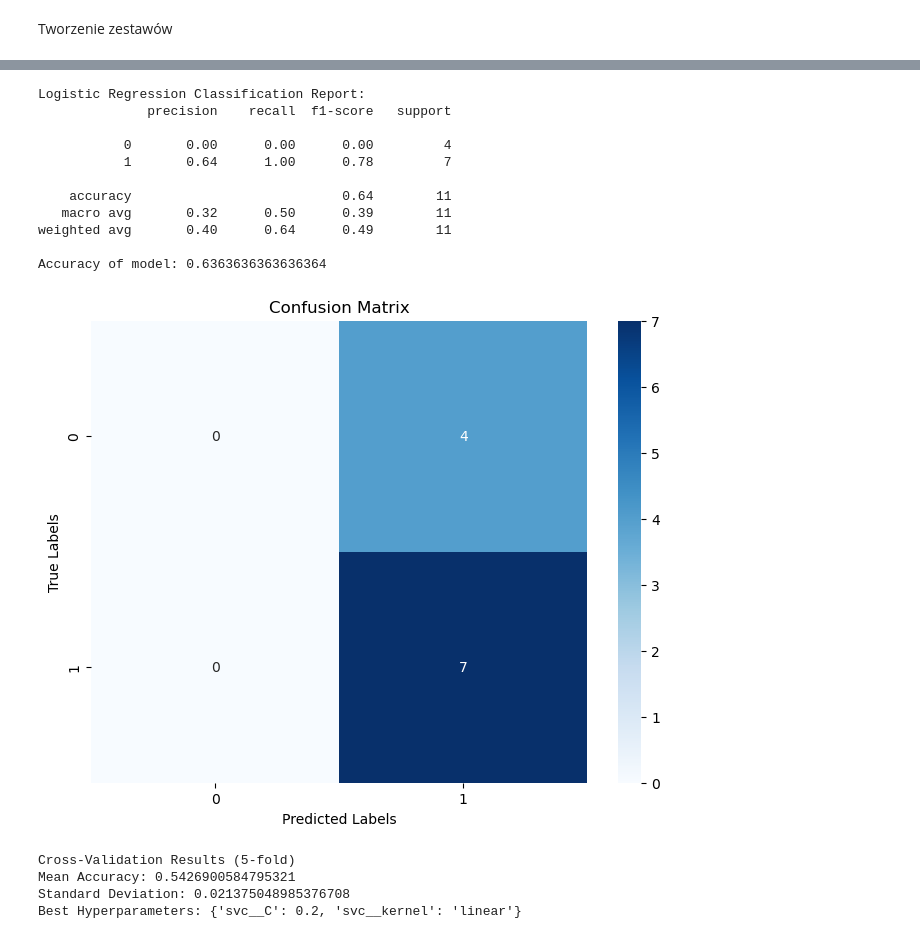
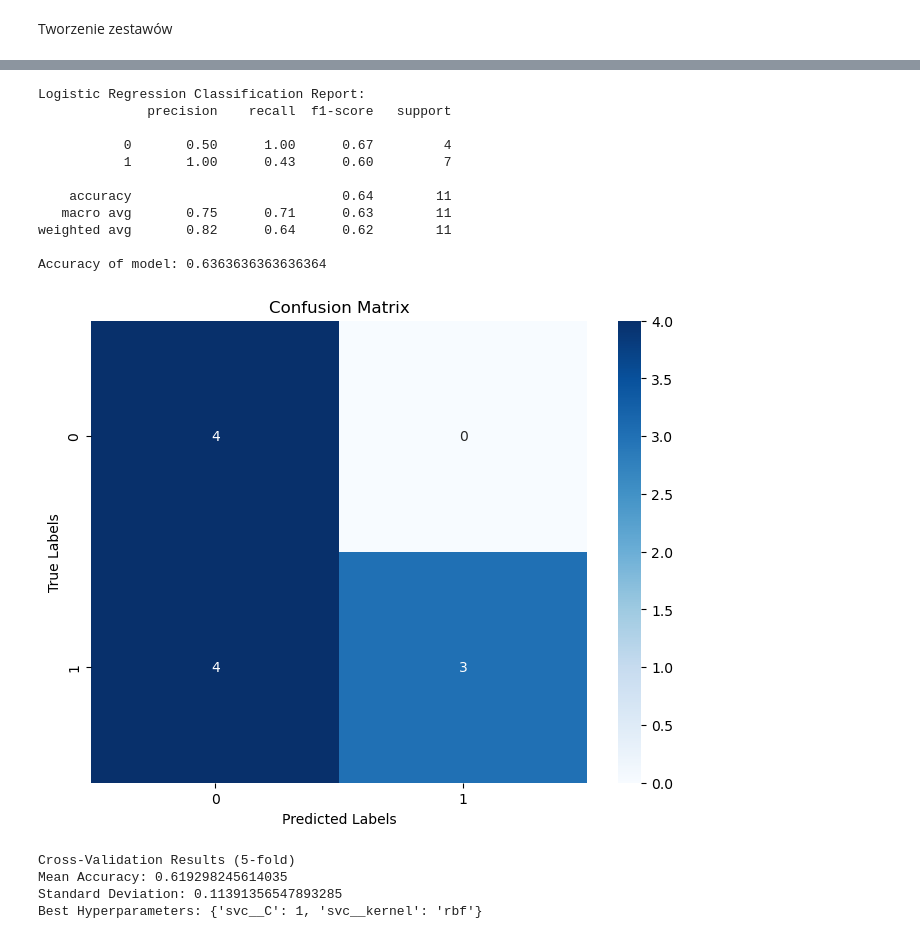
Before and after one commit to pansplawik/eegParkinsonCognitiveDisorders, a Jupyter notebook: thirdVersion.ipynb, the cells around one changed output, grey strips where cells are left out. Cells and saved outputs as stored; diff of their text form; code cells hidden in the pictures.

```diff
--- a/thirdVersion.ipynb
+++ b/thirdVersion.ipynb
@@ -85,7 +85,7 @@ def psds(epochs_array, labels):
     for epochs, label in zip(epochs_array, labels):
         if epochs is not None and len(epochs) > 0:
             epochs_data = epochs.get_data()
-            epo_spectrum = mne.time_frequency.psd_array_multitaper(epochs_data, 512, fmin=0, fmax=40, bandwidth=4, adaptive=True, normalization='full', output='power', n_jobs=-1, max_iter=100, verbose=False)
+            epo_spectrum = mne.time_frequency.psd_array_welch(epochs_data, 512, fmin=6, fmax=8, n_jobs=-1, verbose=False)
             psds_epoch, freqs = epo_spectrum
             combined_psds = []
             for p in psds_epoch:
@@ -333,7 +327,7 @@ grid_search.fit(list(X_train), y_train)
 best_clf = grid_search.best_estimator_
 
 # Predict labels for test data
-y_pred = best_clf.predict(X_test.reshape(-1, 1))
+y_pred = best_clf.predict(list(X_test))
 
 # Classification report
 report = classification_report(y_test, y_pred, target_names=['0', '1'])
@@ -345,43 +339,43 @@ print("Accuracy of model: {}".format(acc))
 confusion_mat = confusion_matrix(y_test, y_pred)
 # Stwórz obrazek macierzy pomyłek
 plt.figure(figsize=(8, 6))
 sns.heatmap(confusion_mat, annot=True, fmt='d', cmap='Blues')
 plt.xlabel('Predicted Labels')
 plt.ylabel('True Labels')
 plt.title('Confusion Matrix')
 plt.show()
 # Cross-validation with k-fold
 k = 5  # Number of folds
-scores = cross_val_score(best_clf, X_train.reshape(-1, 1), y_train, cv=k, scoring='accuracy')
+scores = cross_val_score(best_clf,list(X_train), y_train, cv=k, scoring='accuracy')
 
 # Compute mean and standard deviation of accuracy
 mean_accuracy = scores.mean()
 std_accuracy = scores.std()
 
 print('Cross-Validation Results ({}-fold)'.format(k))
 print('Mean Accuracy:', mean_accuracy)
 print('Standard Deviation:', std_accuracy)
 
 # Best hyperparameters from grid search
 best_params = grid_search.best_params_
 print('Best Hyperparameters:', best_params)
 # %% [output]
 Logistic Regression Classification Report:
               precision    recall  f1-score   support
 
-           0       0.00      0.00      0.00         4
-           1       0.64      1.00      0.78         7
+           0       0.50      1.00      0.67         4
+           1       1.00      0.43      0.60         7
 
     accuracy                           0.64        11
-   macro avg       0.32      0.50      0.39        11
-weighted avg       0.40      0.64      0.49        11
+   macro avg       0.75      0.71      0.63        11
+weighted avg       0.82      0.64      0.62        11
 
 Accuracy of model: 0.6363636363636364
-[figure, old version]
+[figure, new version]
 Cross-Validation Results (5-fold)
-Mean Accuracy: 0.5426900584795321
-Standard Deviation: 0.021375048985376708
-Best Hyperparameters: {'svc__C': 0.2, 'svc__kernel': 'linear'}
+Mean Accuracy: 0.619298245614035
+Standard Deviation: 0.11391356547893285
+Best Hyperparameters: {'svc__C': 1, 'svc__kernel': 'rbf'}
 # %%
 from sklearn.ensemble import RandomForestClassifier
 from sklearn.metrics import classification_report
```
Also changed, not shown: parts of 7 cells of this notebook.
